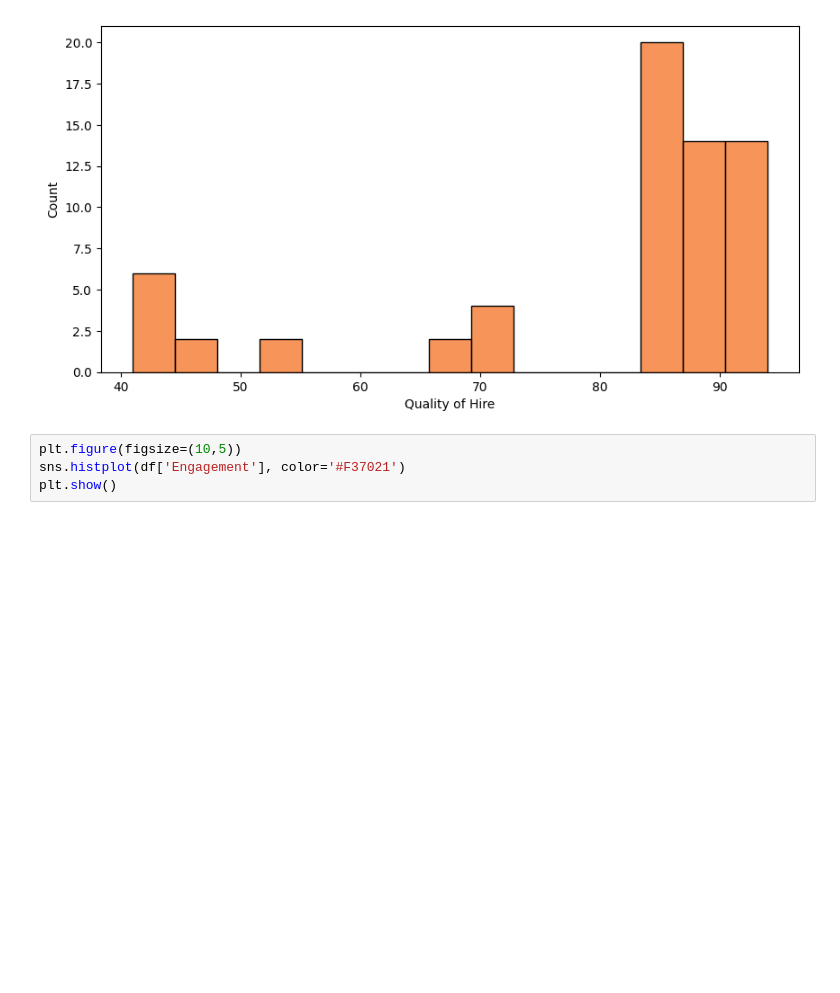
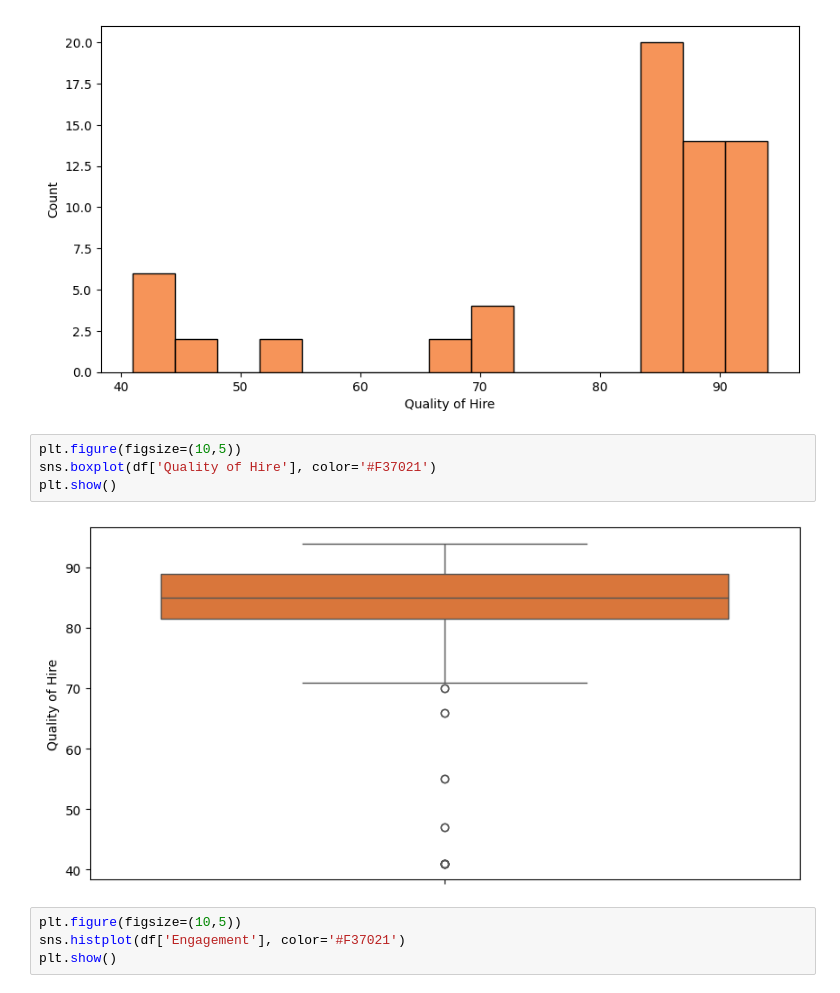
Before and after one commit to melaniedaddio/-Time-Cost-Quality-of-Hire, a Jupyter notebook: script.ipynb, the cells around one changed output. Cells and saved outputs as stored; diff of their text form; blank space fills up the shorter version.

```diff
--- a/script.ipynb
+++ b/script.ipynb
@@ -240,6 +263,12 @@ sns.histplot(df['Quality of Hire'], color ='#F37021')
 plt.show()
 # %% [output]
 [figure]
+# %%
+plt.figure(figsize=(10,5))
+sns.boxplot(df['Quality of Hire'], color='#F37021')
+plt.show()
+# %% [output]
+[figure, added]
 # %%
 plt.figure(figsize=(10,5))
 sns.histplot(df['Engagement'], color='#F37021')
```
Also changed, not shown: parts of 10 cells of this notebook.
